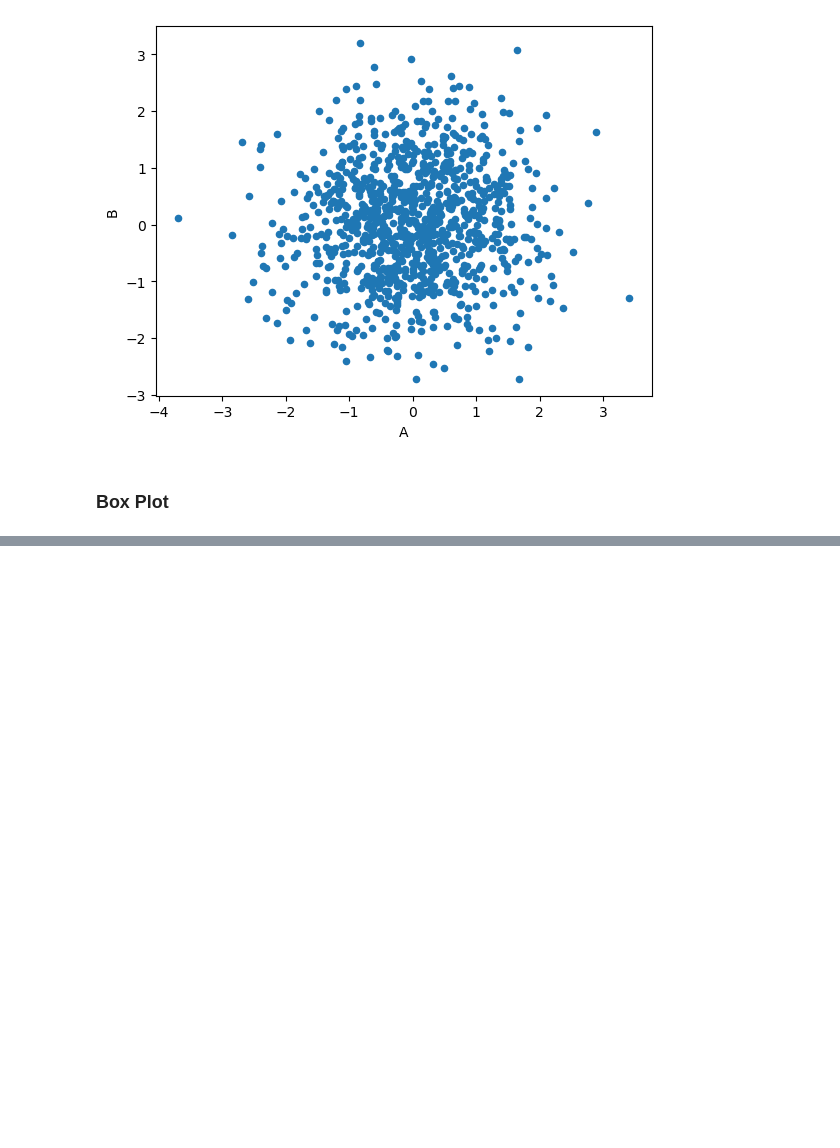
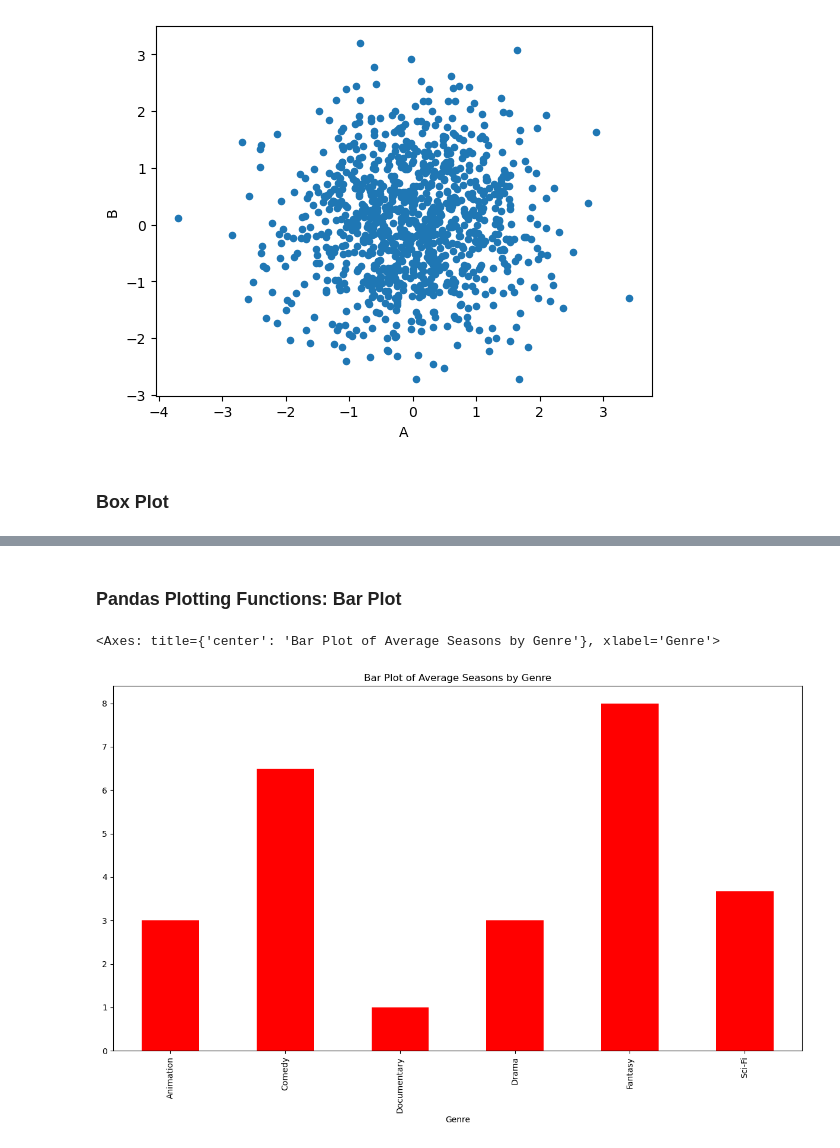
Before and after one commit to Artificial-Intelligence-Appo-Matrix/Python-Labs, a Jupyter notebook: Pandas_labs.ipynb, the cells around one changed output, grey strips where cells are left out. Cells and saved outputs as stored; diff of their text form; code cells hidden in the pictures; blank space fills up the shorter version.

```diff
--- a/Pandas_labs.ipynb
+++ b/Pandas_labs.ipynb
@@ -2249,0 +2258,14 @@ df2.plot.box()
+# %%
+import pandas as pd
+
+
+data = {
+    'Title': ['The Crown', 'Stranger Things', 'Breaking Bad', 'The Mandalorian', 'Avatar: The Last Airbender', 'The Office', 'Game of Thrones', 'Cosmos: A Spacetime Odyssey', 'The Good Place', 'Black Mirror', 'The Chosen', 'The Bible'],
+    'Genre': ['Drama', 'Sci-Fi', 'Drama', 'Sci-Fi', 'Animation', 'Comedy', 'Fantasy', 'Documentary', 'Comedy', 'Sci-Fi', 'Drama', 'Drama'],
+    'Release_Year': [2016, 2016, 2008, 2019, 2005, 2005, 2011, 2014, 2016, 2011, 2019, 2013],
+    'Director': ['Peter Morgan', 'The Duffer Brothers', 'Vince Gilligan', 'Jon Favreau', 'Michael Dante DiMartino, Bryan Konietzko', 'Greg Daniels', 'David Benioff, D. B. Weiss', 'Brannon Braga', 'Michael Schur', 'Charlie Brooker', 'Dallas Jenkins', 'Various'],
+    'Seasons': [4, 4, 5, 2, 3, 9, 8, 1, 4, 5, 2, 1],
+    'Duration_Minutes': [60, 50, 47, 40, 23, 22, 57, 60, 22, 60, 45, 43]
+}
+tv_serials_df = pd.DataFrame(data)
+tv_serials_df.head()
@@ -2249,0 +2279,9 @@ df2.plot.box()
+# %% [markdown]
+### Pandas Plotting Functions: Bar Plot
+# %%
+
+genre_seasons = tv_serials_df.groupby('Genre')['Seasons'].mean()
+genre_seasons.plot.bar(figsize=(15, 8), color='red', title='Bar Plot of Average Seasons by Genre')
+# %% [output]
+<Axes: title={'center': 'Bar Plot of Average Seasons by Genre'}, xlabel='Genre'>
+[figure, added]
```
Also changed, not shown: parts of 37 cells of this notebook.
